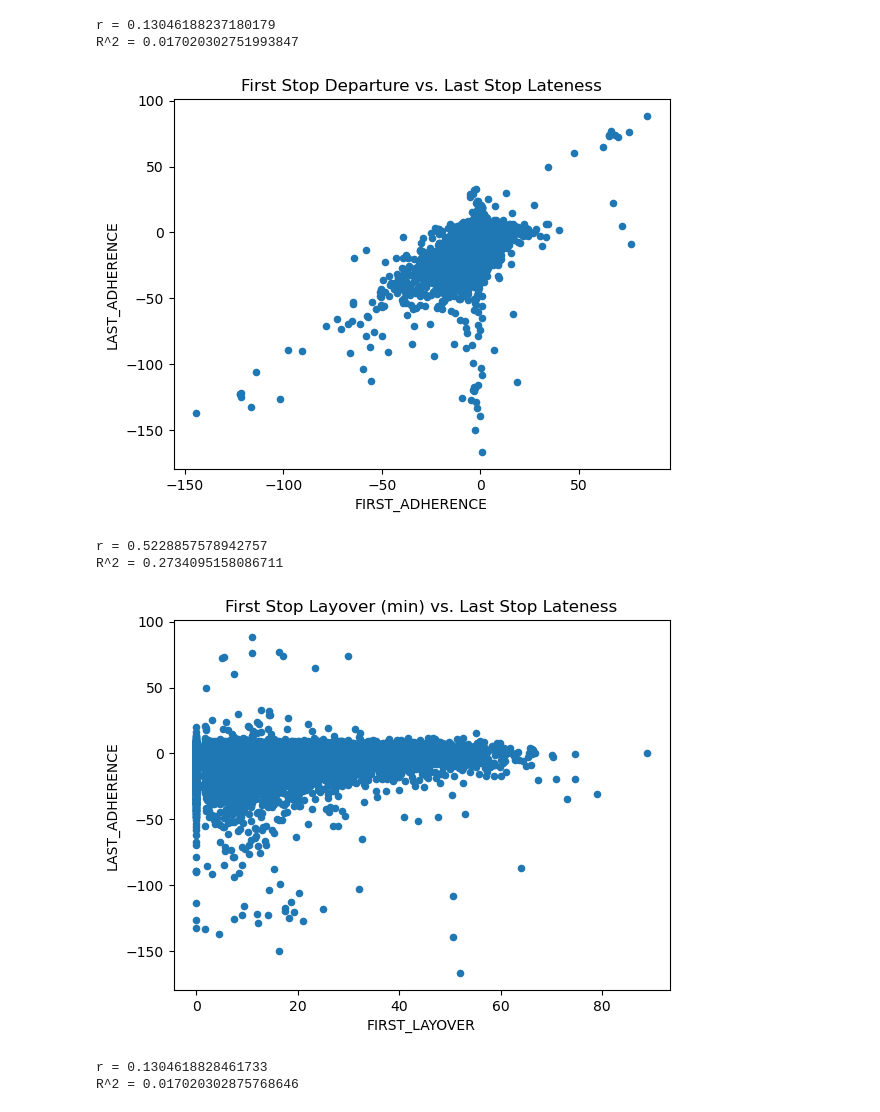
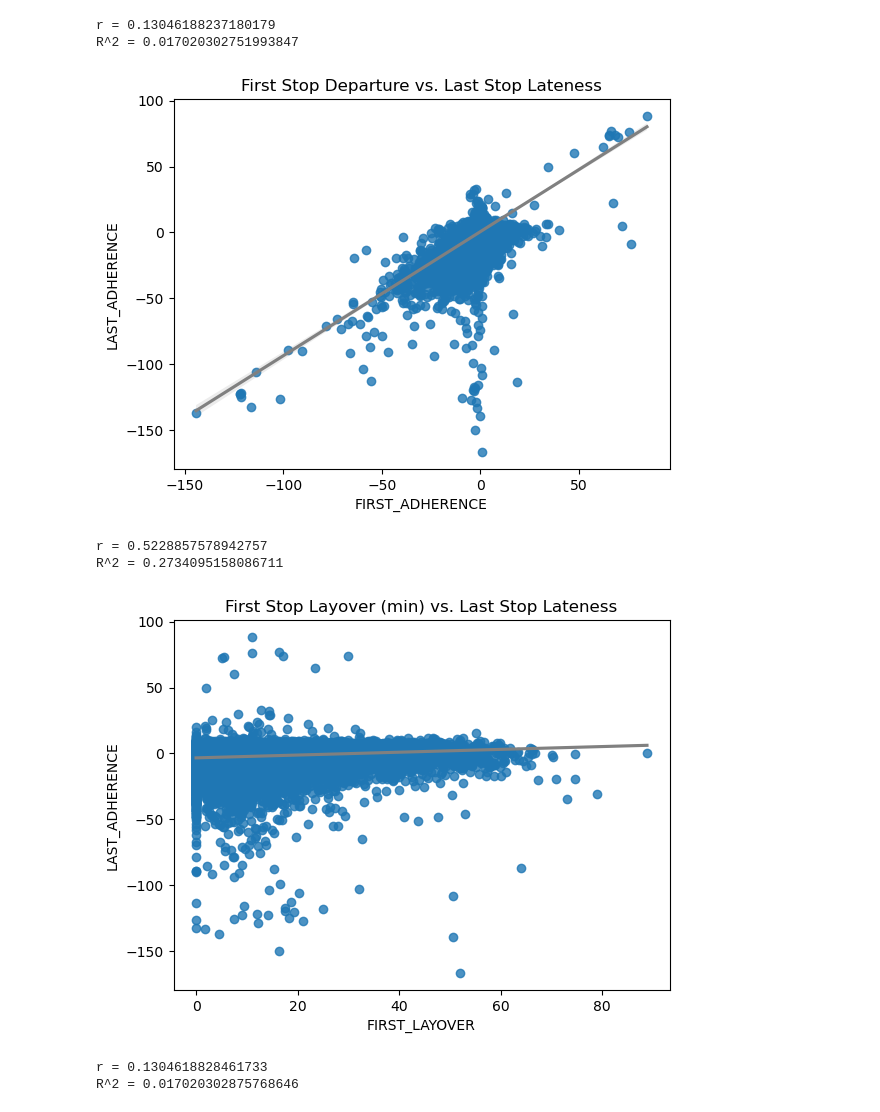
Before and after one commit to ballir27/wego-nashville-bus-adherence, a Jupyter notebook: Notebooks/wego_first_two_new_CSV.ipynb, the cells around one changed output. Drawn from its saved outputs; the diff is of its cells as text; code cells hidden in the pictures.

Commit message:
Added regplots

```diff
--- a/Notebooks/wego_first_two_new_CSV.ipynb
+++ b/Notebooks/wego_first_two_new_CSV.ipynb
@@ -173,10 +174,11 @@ print('R^2 = ' + str(r**2))
 r = 0.13046188237180179
 R^2 = 0.017020302751993847
 # %%
-first_last_adherence_no_out.plot(kind = 'scatter', x = 'FIRST_ADHERENCE', y = 'LAST_ADHERENCE')
-plt.title('First Stop Departure vs. Last Stop Lateness');
+sns.regplot(data = first_last_adherence_no_out, x = 'FIRST_ADHERENCE', y = 'LAST_ADHERENCE', line_kws = {'color':'grey'}).set(title = 'First Stop Departure vs. Last Stop Lateness');
+#first_last_adherence_no_out.plot(kind = 'scatter', x = 'FIRST_ADHERENCE', y = 'LAST_ADHERENCE')
+#plt.title('First Stop Departure vs. Last Stop Lateness');
 # %% [output]
-[figure, old version]
+[figure, new version]
 # %%
 r = first_last_adherence_no_out[['FIRST_ADHERENCE', 'LAST_ADHERENCE']].corr()['FIRST_ADHERENCE']['LAST_ADHERENCE']
 print('r = ' + str(r))
@@ -185,10 +187,11 @@ print('R^2 = ' + str(r**2))
 r = 0.5228857578942757
 R^2 = 0.2734095158086711
 # %%
-first_last_adherence_no_out.plot(kind = 'scatter', x = 'FIRST_LAYOVER', y = 'LAST_ADHERENCE')
-plt.title('First Stop Layover (min) vs. Last Stop Lateness');
+sns.regplot(data = first_last_adherence_no_out, x = 'FIRST_LAYOVER', y = 'LAST_ADHERENCE', line_kws = {'color':'grey'}).set(title = 'First Stop Layover (min) vs. Last Stop Lateness');
+#first_last_adherence_no_out.plot(kind = 'scatter', x = 'FIRST_LAYOVER', y = 'LAST_ADHERENCE')
+#plt.title('First Stop Layover (min) vs. Last Stop Lateness');
 # %% [output]
-[figure, old version]
+[figure, new version]
 # %%
 r = first_last_adherence_no_out[['FIRST_LAYOVER', 'LAST_ADHERENCE']].corr()['FIRST_LAYOVER']['LAST_ADHERENCE']
 print('r = ' + str(r))
```
Also changed, not shown: parts of 1 cell of this notebook.
